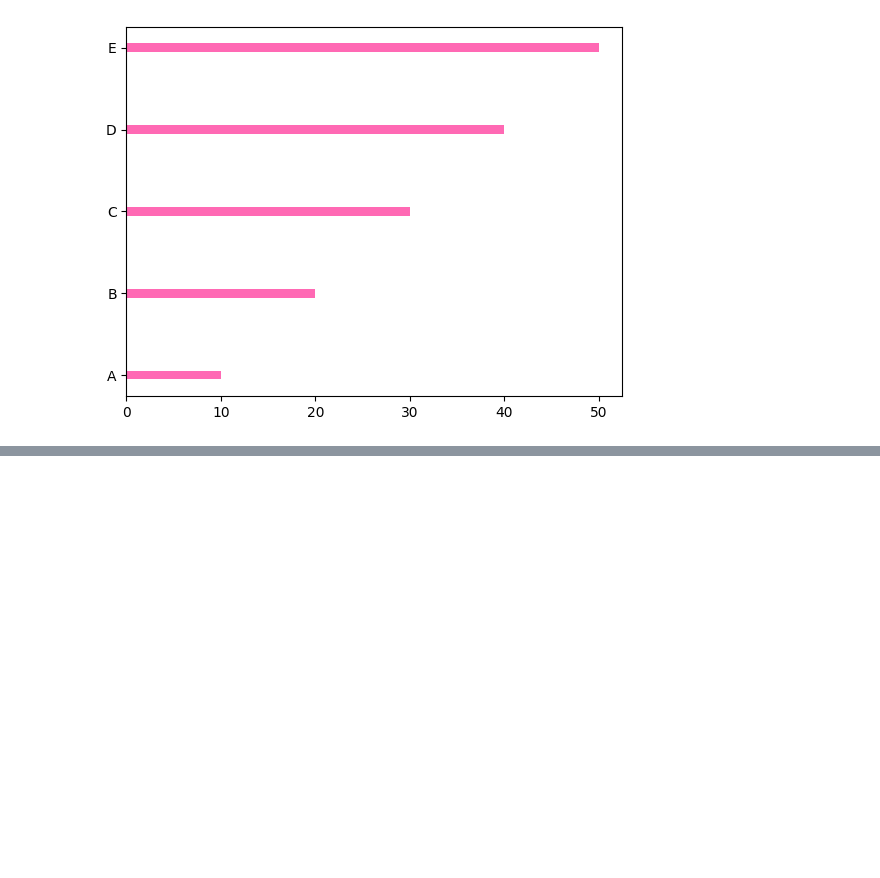
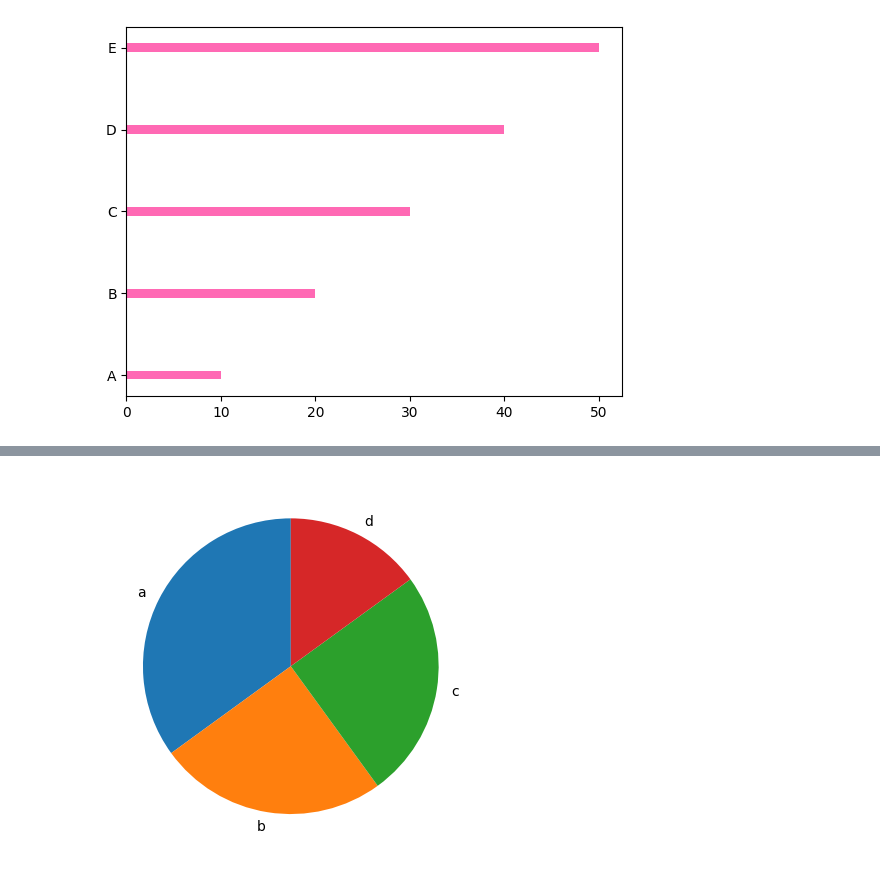
Before and after one commit to VidyaH-source/LearningML, a Jupyter notebook: ML_DAY_7.ipynb, the cells around one changed output, grey strips where cells are left out. Saved outputs shown, nothing was run; the diff lists cells and outputs as text; code cells hidden in the pictures; blank space fills up the shorter version.

```diff
--- a/ML_DAY_7.ipynb
+++ b/ML_DAY_7.ipynb
@@ -415,0 +432,11 @@ plt.show()
+# %%
+#Pie chat
+
+y = [35,25,25,15]
+lab = ["a","b","c","d"]
+#col = ["black", "hotpint", "red", "green"]
+plt.pie(y, labels = lab, startangle=90)
+
+plt.show()
+# %% [output]
+[figure, added]
```
Also changed, not shown: parts of 2 cells of this notebook.
